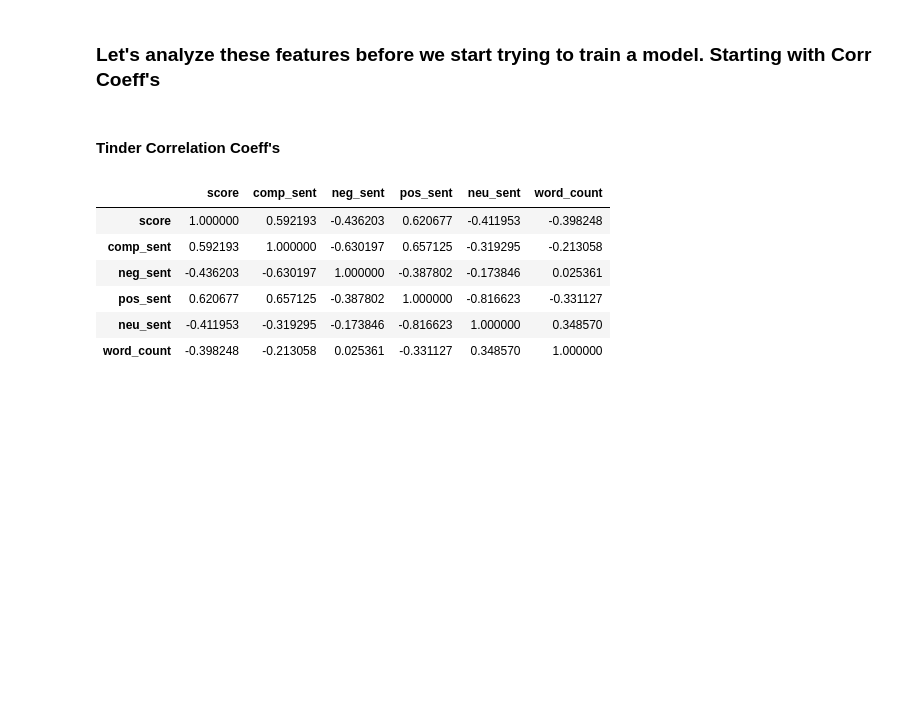
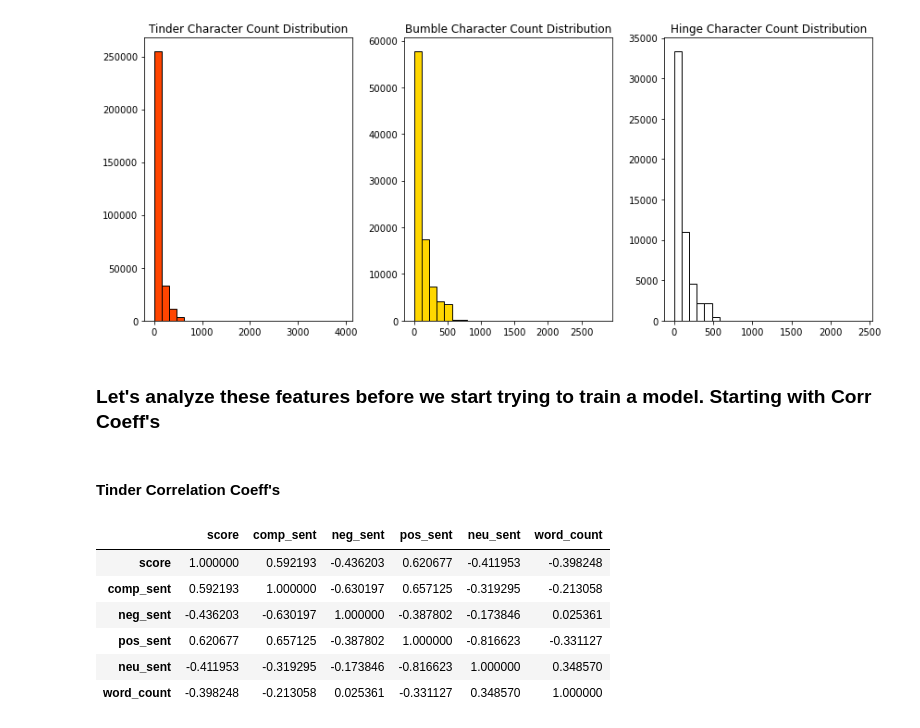
Before and after one commit to johnrh3/ACE_592_Dating_Sim, a Jupyter notebook: Sentiment_Analysis/RF_Score_Pred.ipynb, the cells around one changed output. Drawn from its saved outputs; the diff is of its cells as text; code cells hidden in the pictures; blank space fills up the shorter version.

```diff
--- a/Sentiment_Analysis/RF_Score_Pred.ipynb
+++ b/Sentiment_Analysis/RF_Score_Pred.ipynb
@@ -51,6 +51,31 @@ df_H = pd.read_csv(dir_ + "sent_Hinge.csv")
 df_H = df_H[['userName', 'full_text','clean_text', 'score', 'comp_sent', 'neg_sent', 'pos_sent', 'neu_sent', 'word_count']]
 # %%
 df_T.head(5);
+# %%
+#plots the overall scores of the three apps over their lifespans
+fig, axs = plt.subplots(1, 3, tight_layout=True, sharey=False,
+                        figsize = (12,5))
+                       #title = 'Star Ratings for Tinder, Bumble, and Hinge')
+
+# ax.set_xlim(1,5)
+# ax.set_xticks([1,2,3,4,5])
+
+axs[0].hist(df_T['word_count'], bins = 25, color = "orangered", edgecolor = 'black')
+axs[0].title.set_text('Tinder Character Count Distribution')
+# axs[0].set_xlim(0.85,5.15)
+# axs[0].set_xticks([1,2,3,4,5])
+
+axs[1].hist(df_B['word_count'], bins = 25, color = 'gold', edgecolor = 'black')
+axs[1].title.set_text('Bumble Character Count Distribution')
+# axs[1].set_xlim(0.85,5.15)
+# axs[1].set_xticks([1,2,3,4,5])
+
+axs[2].hist(df_H['word_count'], bins = 25, color = 'white', edgecolor = 'black')
+axs[2].title.set_text('Hinge Character Count Distribution')
+# axs[2].set_xlim(0.85,5.15)
+# axs[2].set_xticks([1,2,3,4,5])
+# %% [output]
+[figure, added]
 # %% [markdown]
 ### Let's analyze these features before we start trying to train a model. Starting with Corr Coeff's
 # %% [markdown]
```
Also changed, not shown: parts of 1 cell of this notebook, 2 other files.
